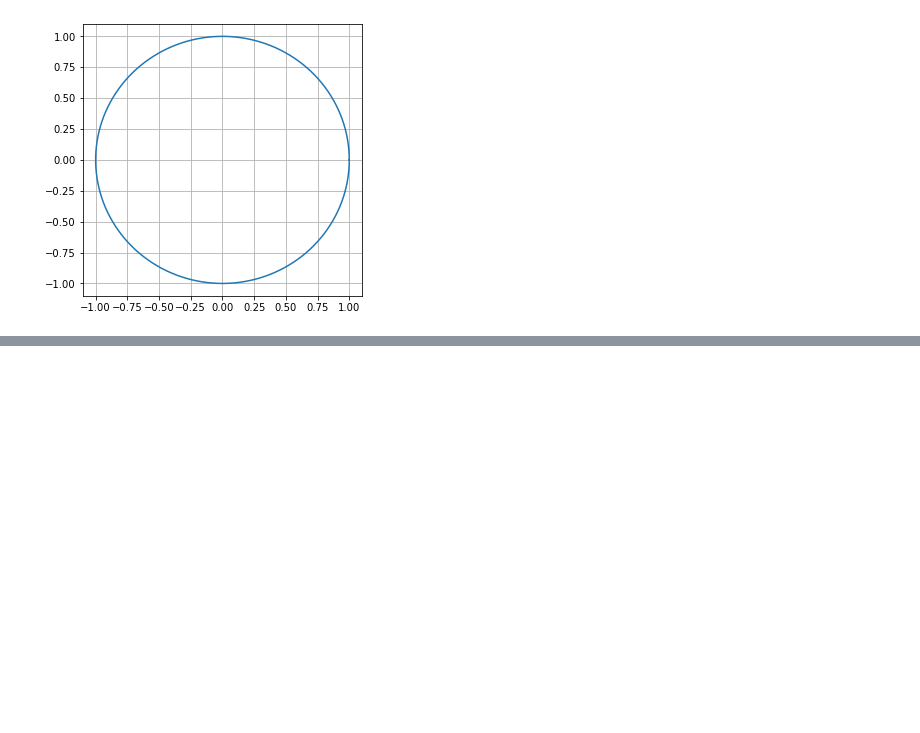
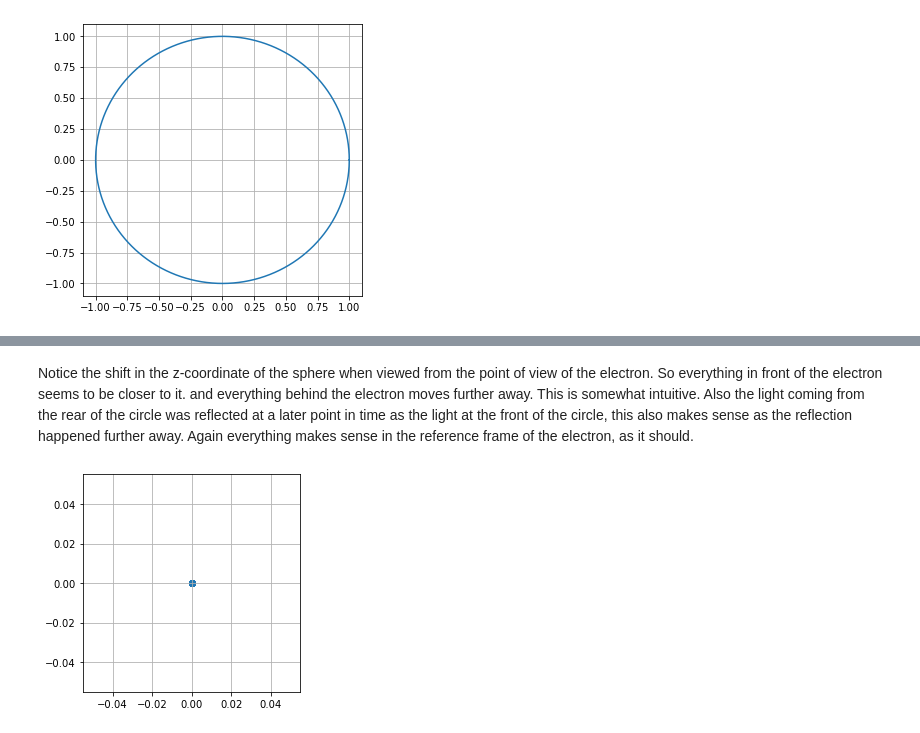
Before and after one commit to Phylex/BeschleunigerPhysik, a Jupyter notebook: Lorentz-Transforms.ipynb, the cells around one changed output, grey strips where cells are left out. Drawn from its saved outputs; the diff is of its cells as text; code cells hidden in the pictures; blank space fills up the shorter version.

```diff
--- a/Lorentz-Transforms.ipynb
+++ b/Lorentz-Transforms.ipynb
@@ -273,0 +408,15 @@ plt.grid()
+# %% [markdown]
+Notice the shift in the z-coordinate of the sphere when viewed from the point of view of the electron. So everything in front of the electron seems to be closer to it. and everything behind the electron moves further away. This is somewhat intuitive.
+Also the light coming from the rear of the circle was reflected at a later point in time as the light at the front of the circle, this also makes sense as the reflection happened further away. Again everything makes sense in the reference frame of the electron, as it should.
+# %%
+_y_coord = [event[2] for event in transformed_arrival_events]
+_z_coord = [event[3] for event in transformed_arrival_events]
+_t_coord = [float(event[0]/speed_of_light) for event in transformed_arrival_events]
+
+fig, ax2 = plt.subplots()
+ax2.set_aspect('equal')
+plt.grid()
+ax2.scatter(_z_coord, _y_coord)
+plt.show()
+# %% [output]
+[figure, added]
```
Also changed, not shown: parts of 44 cells of this notebook, 1 other file.
